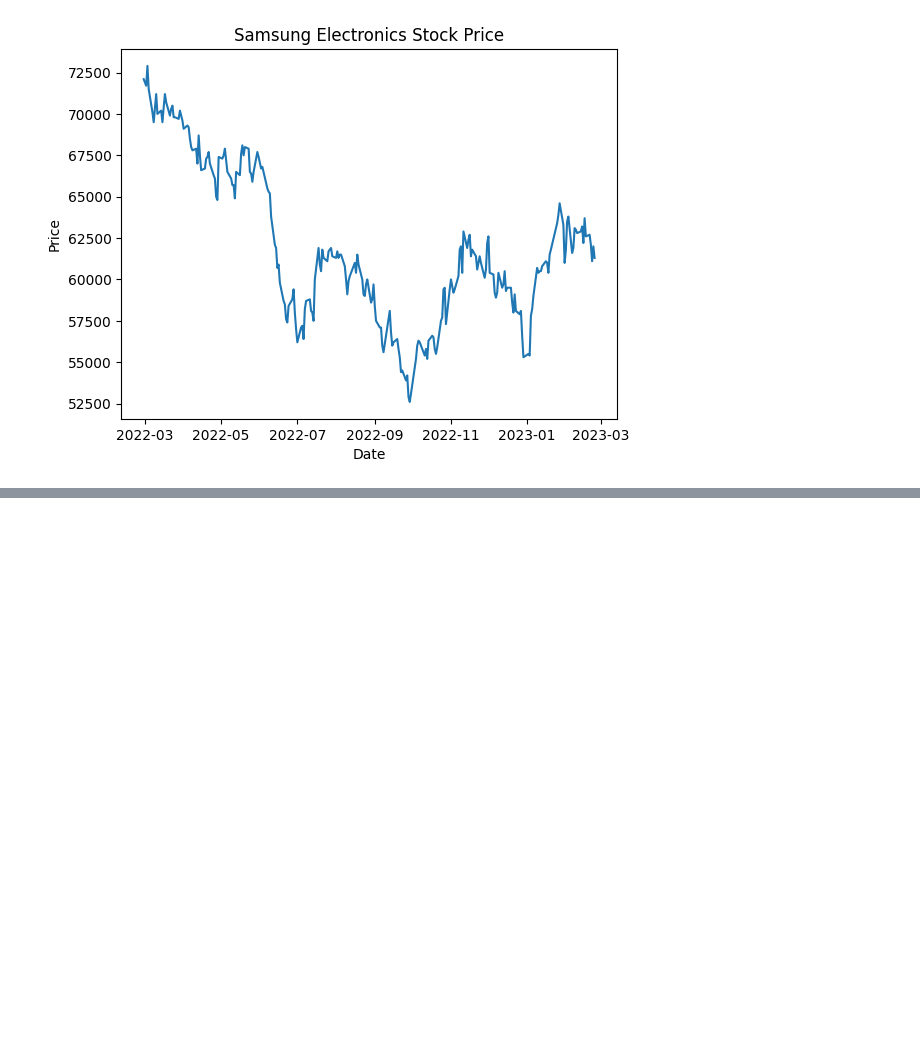
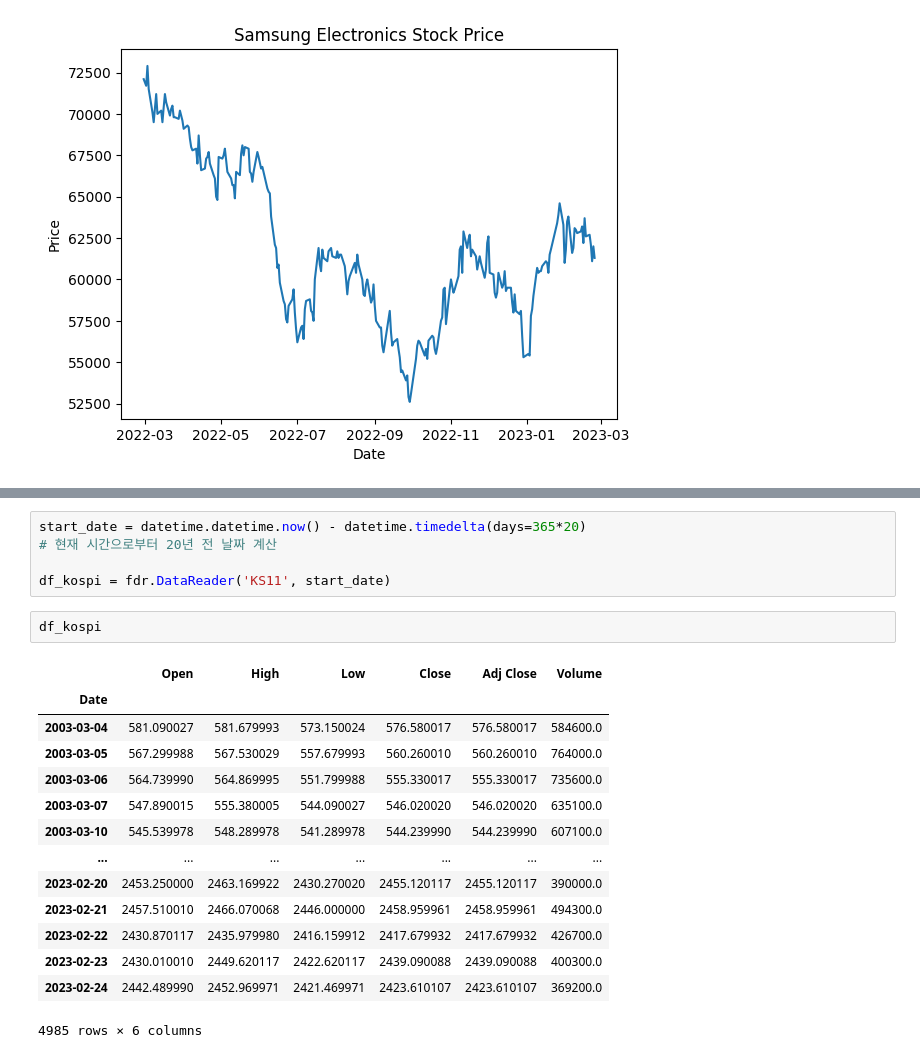
Before and after one commit to praivesi/finaince, a Jupyter notebook: test.ipynb, the cells around one changed output, grey strips where cells are left out. Drawn from its saved outputs; the diff is of its cells as text; blank space fills up the shorter version.

```diff
--- a/Untitled.ipynb
+++ b/test.ipynb
@@ -154,0 +215,22 @@ plt.show()
+# %%
+start_date = datetime.datetime.now() - datetime.timedelta(days=365*20)
+# 현재 시간으로부터 20년 전 날짜 계산
+
+df_kospi = fdr.DataReader('KS11', start_date)
+# %%
+df_kospi
+# %% [output]
+|  | Open | High | Low | Close | Adj Close | Volume |
+| Date |  |  |  |  |  |  |
+| 2003-03-04 | 581.090027 | 581.679993 | 573.150024 | 576.580017 | 576.580017 | 584600.0 |
+| 2003-03-05 | 567.299988 | 567.530029 | 557.679993 | 560.260010 | 560.260010 | 764000.0 |
+| 2003-03-06 | 564.739990 | 564.869995 | 551.799988 | 555.330017 | 555.330017 | 735600.0 |
+| 2003-03-07 | 547.890015 | 555.380005 | 544.090027 | 546.020020 | 546.020020 | 635100.0 |
+| 2003-03-10 | 545.539978 | 548.289978 | 541.289978 | 544.239990 | 544.239990 | 607100.0 |
+| ... | ... | ... | ... | ... | ... | ... |
+| 2023-02-20 | 2453.250000 | 2463.169922 | 2430.270020 | 2455.120117 | 2455.120117 | 390000.0 |
+| 2023-02-21 | 2457.510010 | 2466.070068 | 2446.000000 | 2458.959961 | 2458.959961 | 494300.0 |
+| 2023-02-22 | 2430.870117 | 2435.979980 | 2416.159912 | 2417.679932 | 2417.679932 | 426700.0 |
+| 2023-02-23 | 2430.010010 | 2449.620117 | 2422.620117 | 2439.090088 | 2439.090088 | 400300.0 |
+| 2023-02-24 | 2442.489990 | 2452.969971 | 2421.469971 | 2423.610107 | 2423.610107 | 369200.0 |
+4985 rows × 6 columns
```
Also changed, not shown: parts of 6 cells of this notebook, 1 other file.
